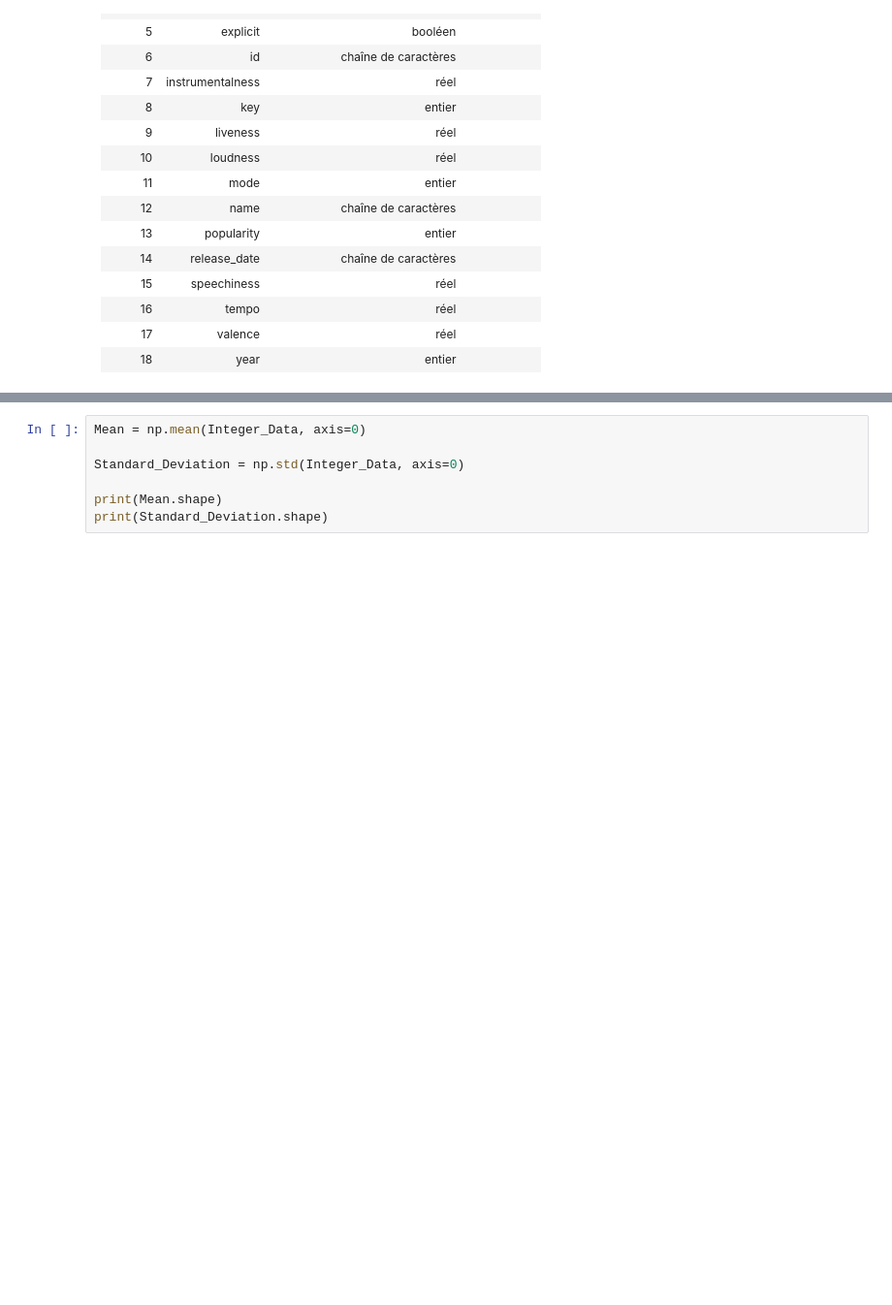
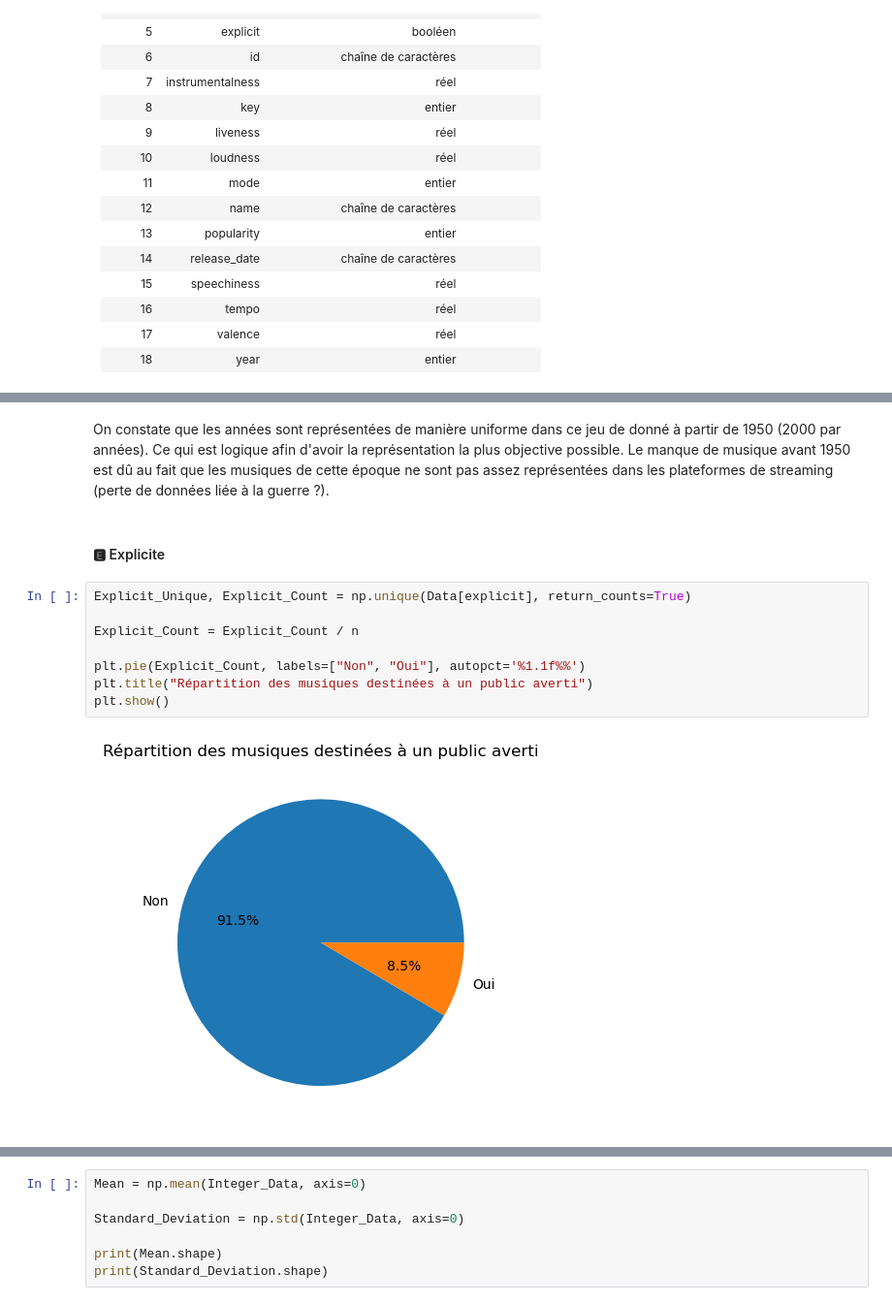
Before and after one commit to AlixANNERAUD/Music_danceability_prediction, a Jupyter notebook: Projet.ipynb, the cells around one changed output, grey strips where cells are left out. Shown: that part at 97% size. Drawn from its saved outputs; the diff is of its cells as text; blank space fills up the shorter version.

```diff
--- a/Projet.ipynb
+++ b/Projet.ipynb
@@ -71,0 +108,14 @@ print(n, p_2)
+# %% [markdown]
+On constate que les années sont représentées de manière uniforme dans ce jeu de donné à partir de 1950 (2000 par années). Ce qui est logique afin d'avoir la représentation la plus objective possible. Le manque de musique avant 1950 est dû au fait que les musiques de cette époque ne sont pas assez représentées dans les plateformes de streaming (perte de données liée à la guerre ?).
+# %% [markdown]
+#### 🅴 Explicite
+# %%
+Explicit_Unique, Explicit_Count = np.unique(Data[explicit], return_counts=True)
+
+Explicit_Count = Explicit_Count / n
+
+plt.pie(Explicit_Count, labels=["Non", "Oui"], autopct='%1.1f%%')
+plt.title("Répartition des musiques destinées à un public averti")
+plt.show()
+# %% [output]
+[figure, added]
```
Also changed, not shown: parts of 25 cells of this notebook, 1 other file.
